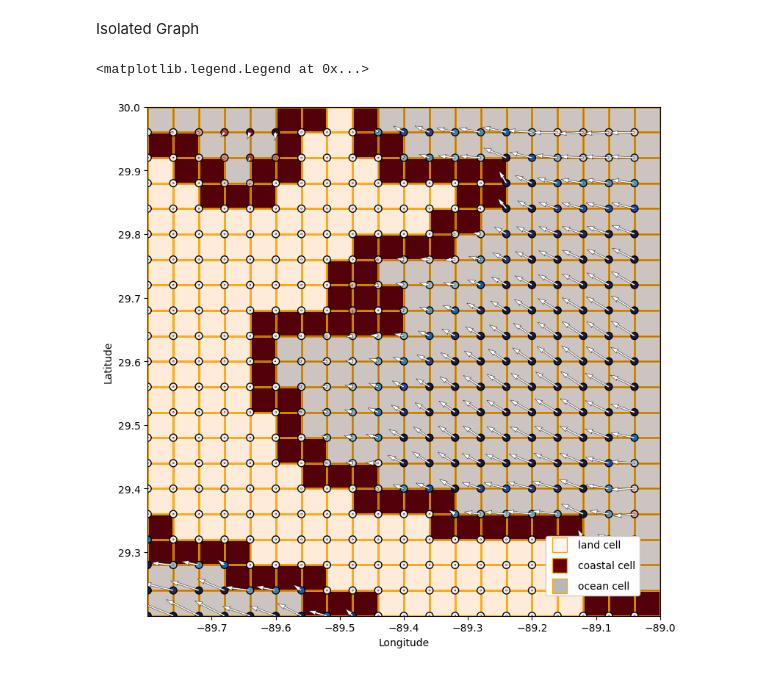
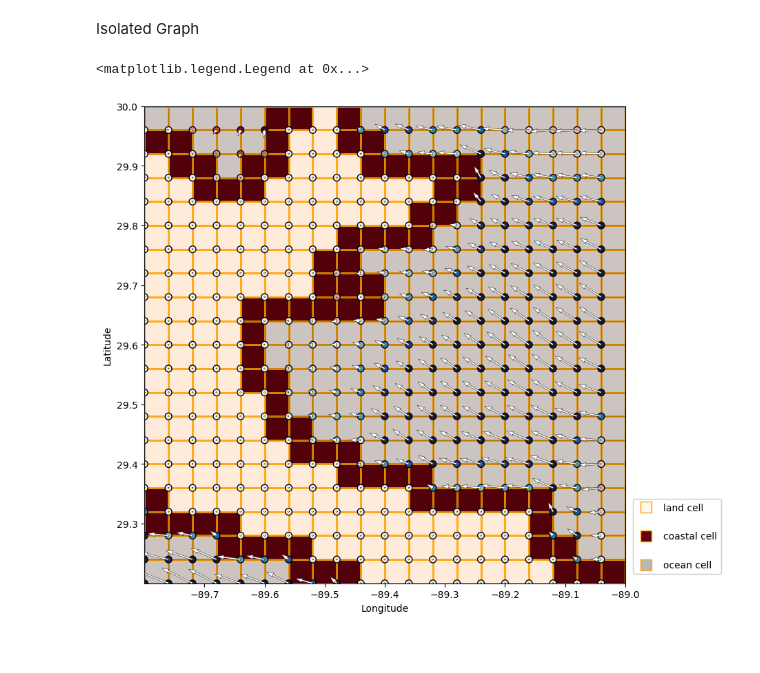
Before and after one commit to davidavzP/BayesianLearning_Microplastics_GoM, a Jupyter notebook: 01a_compute_grid.ipynb, the cells around one changed output. Cells and saved outputs as stored; diff of their text form; code cells hidden in the pictures.

```diff
--- a/01a_compute_grid.ipynb
+++ b/01a_compute_grid.ipynb
@@ -392,35 +392,35 @@ ax1.pcolormesh(
 )
 
 
 
 ax1.scatter(
     x_centers[latminx:latmaxx, lonminx:lonmaxx],
     y_centers[latminx:latmaxx, lonminx:lonmaxx],
     s=50,
     c=HYCOM_V,
     cmap="cmo.balance_r",
     vmin=-0.05,
     vmax=0.05,
     edgecolors="k",
 )
 ax1.quiver(
     x_centers[latminx:latmaxx, lonminx:lonmaxx],
     y_centers[latminx:latmaxx, lonminx:lonmaxx],
     HYCOM_U,
     HYCOM_V,
     angles="xy",
     scale_units="xy",
     scale=4,
     color="w",
     edgecolor="k",
     linewidth = 0.3,
 )
 
-custom_lines = [Line2D([0], [0], c = color_land, marker='s', markersize=14, markeredgecolor='orange', lw=0),
-                Line2D([0], [0], c = color_coast, marker='s', markersize=14, markeredgecolor='orange', lw=0),
-                Line2D([0], [0], c = color_ocean, marker='s', markersize=14, markeredgecolor='orange', lw=0),
+custom_lines = [Line2D([0], [0], c = color_land, marker='s',snap=True, markersize=12, markeredgecolor='orange', lw=1),
+                Line2D([0], [0], c = color_coast, marker='s', markersize=12, markeredgecolor='orange', lw=0),
+                Line2D([0], [0], c = color_ocean, marker='s', markersize=12, markeredgecolor='orange', lw=0),
                 ]
-ax1.legend(custom_lines, ['land cell', 'coastal cell', 'ocean cell'], loc='lower right', borderaxespad=2,labelspacing=1, framealpha=1.0, facecolor='w')
+ax1.legend(custom_lines, ['land cell', 'coastal cell', 'ocean cell'], bbox_to_anchor=(1.12, .1), loc='lower right', borderaxespad=-4,labelspacing=2, framealpha=1.0, facecolor='w')
 # %% [output]
 <matplotlib.legend.Legend at 0x...>
-[figure, old version]
+[figure, new version]
```
Also changed, not shown: 10 other files.
